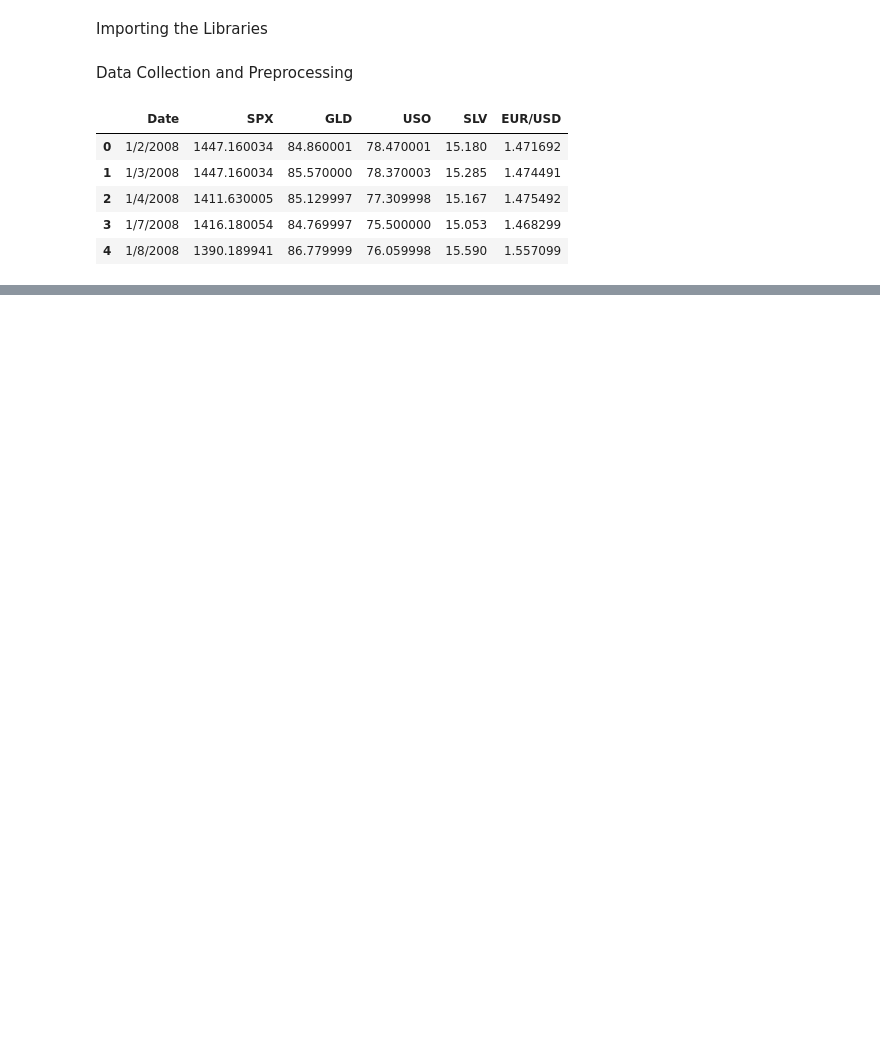
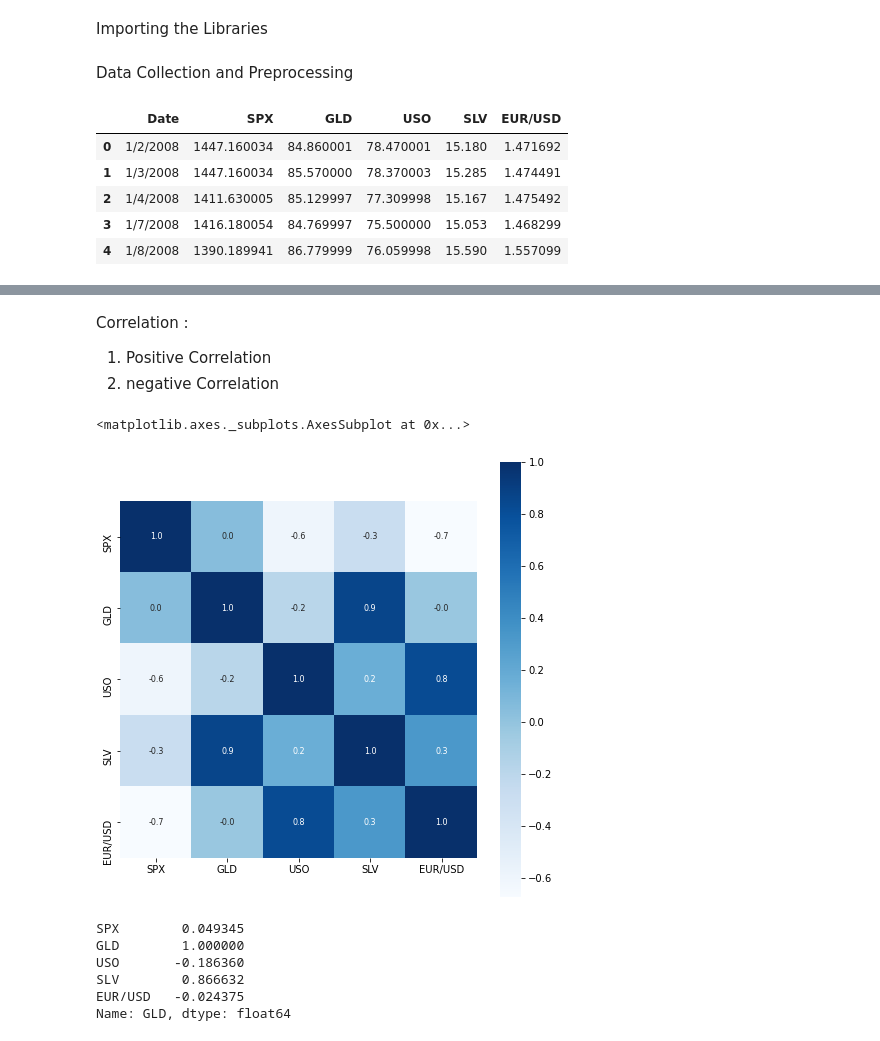
Before and after one commit to milochanaRathnayake/MachineLearningProjects, a Jupyter notebook: Project_02_Gold_Price_Prediction.ipynb, the cells around one changed output, grey strips where cells are left out. Drawn from its saved outputs; the diff is of its cells as text; code cells hidden in the pictures; blank space fills up the shorter version.

```diff
--- a/Project_02_Gold_Price_Prediction.ipynb
+++ b/Project_02_Gold_Price_Prediction.ipynb
@@ -27,0 +84,25 @@ df.head()
+# %% [markdown]
+Correlation :
+
+
+1.   Positive Correlation
+2.   negative Correlation
+# %%
+correlation = df.corr()
+# %%
+# construscting a heatmap to understand the correlation
+plt.figure(figsize=(8,8))
+sns.heatmap(correlation, cbar=True, square=True, fmt='.1f', annot=True, annot_kws={'size' :8}, cmap='Blues')
+# %% [output]
+<matplotlib.axes._subplots.AxesSubplot at 0x...>
+[figure, added]
+# %%
+# correlation value of GLD
+print(correlation['GLD'])
+# %% [output]
+SPX        0.049345
+GLD        1.000000
+USO       -0.186360
+SLV        0.866632
+EUR/USD   -0.024375
+Name: GLD, dtype: float64
```
Also changed, not shown: parts of 20 cells of this notebook.
